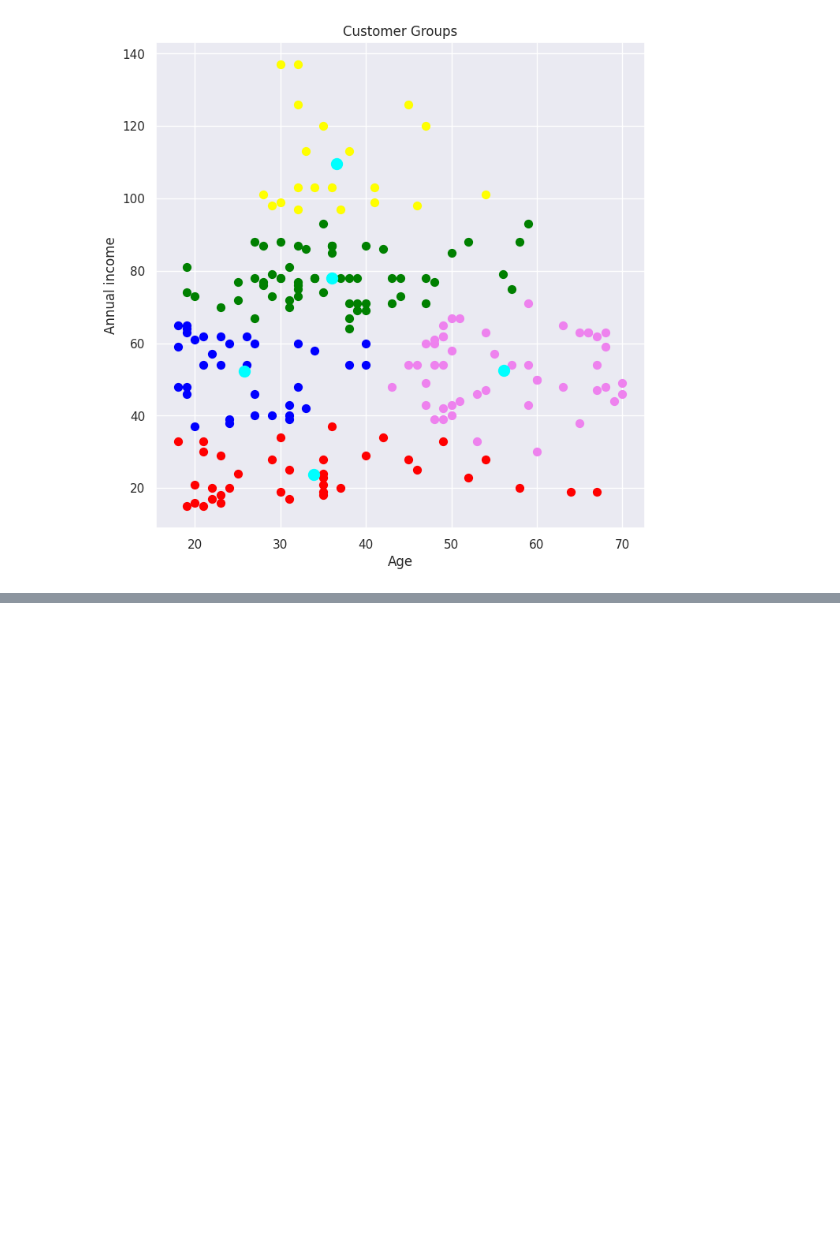
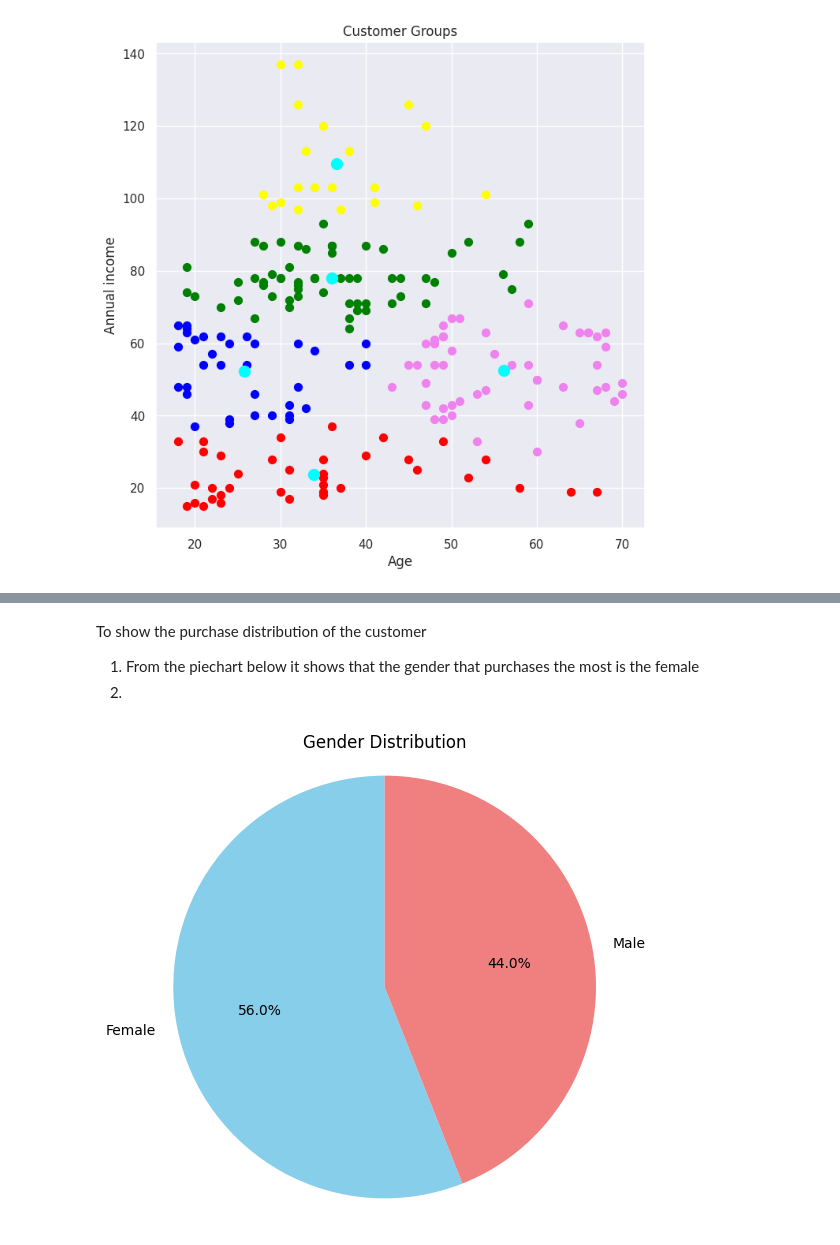
Before and after one commit to azeezkenny007/Project-Work, a Jupyter notebook: Segmentation_of_customer_data_for_market_analysis_using_k_means_clustering.ipynb, the cells around one changed output, grey strips where cells are left out. Saved outputs shown, nothing was run; the diff lists cells and outputs as text; code cells hidden in the pictures; blank space fills up the shorter version.

```diff
--- a/Segmentation_of_customer_data_for_market_analysis_using_k_means_clustering.ipynb
+++ b/Segmentation_of_customer_data_for_market_analysis_using_k_means_clustering.ipynb
@@ -306,0 +330,17 @@ plt.show()
+# %% [markdown]
+To show the purchase distribution of the customer
+
+
+1.   From the piechart below it shows that the gender that purchases the most is the female
+2.
+# %%
+gender_counts = customer_data['Gender'].value_counts()
+
+# Create a pie chart for both genders
+plt.figure(figsize=(6, 6))
+plt.pie(gender_counts, labels=gender_counts.index, autopct='%1.1f%%', startangle=90, colors=['skyblue', 'lightcoral'])
+plt.title('Gender Distribution')
+plt.axis('equal')  # Equal aspect ratio ensures that pie is drawn as a circle.
+plt.show()
+# %% [output]
+[figure, added]
```
Also changed, not shown: parts of 5 cells of this notebook.
